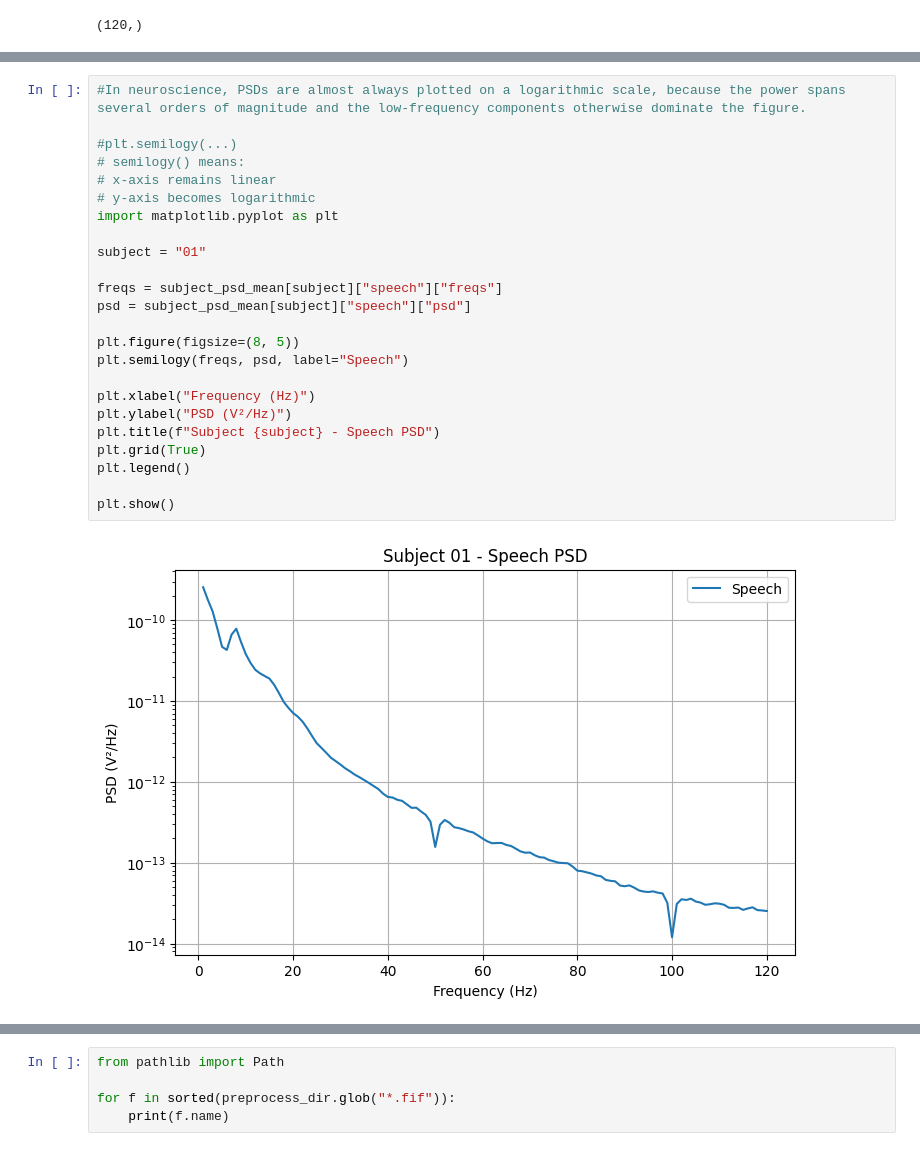
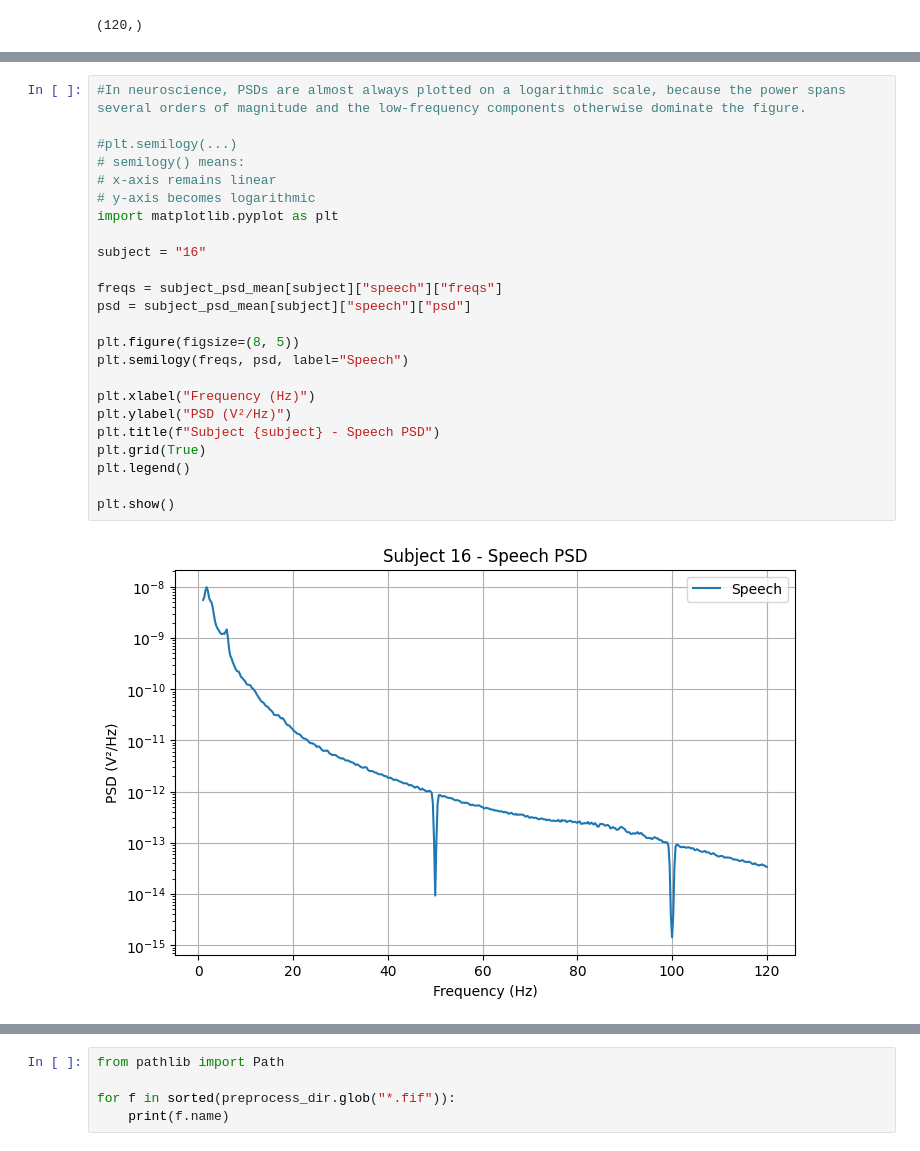
Before and after one commit to muqadasah/ieeg-fmri-dataset-analysis, a Jupyter notebook: PSD_analysis/psd.ipynb, the cells around one changed output, grey strips where cells are left out. Saved outputs shown, nothing was run; the diff lists cells and outputs as text.

```diff
--- a/PSD_analysis/psd.ipynb
+++ b/PSD_analysis/psd.ipynb
@@ -407,26 +407,26 @@ plt.show()
 # %%
 #In neuroscience, PSDs are almost always plotted on a logarithmic scale, because the power spans several orders of magnitude and the low-frequency components otherwise dominate the figure.
 
 #plt.semilogy(...)
 # semilogy() means:
 # x-axis remains linear
 # y-axis becomes logarithmic
 import matplotlib.pyplot as plt
 
-subject = "01"
+subject = "16"
 
 freqs = subject_psd_mean[subject]["speech"]["freqs"]
 psd = subject_psd_mean[subject]["speech"]["psd"]
 
 plt.figure(figsize=(8, 5))
 plt.semilogy(freqs, psd, label="Speech")
 
 plt.xlabel("Frequency (Hz)")
 plt.ylabel("PSD (V²/Hz)")
 plt.title(f"Subject {subject} - Speech PSD")
 plt.grid(True)
 plt.legend()
 
 plt.show()
 # %% [output]
-[figure, old version]
+[figure, new version]
```
Also changed, not shown: parts of 3 cells of this notebook, 1 other file.
